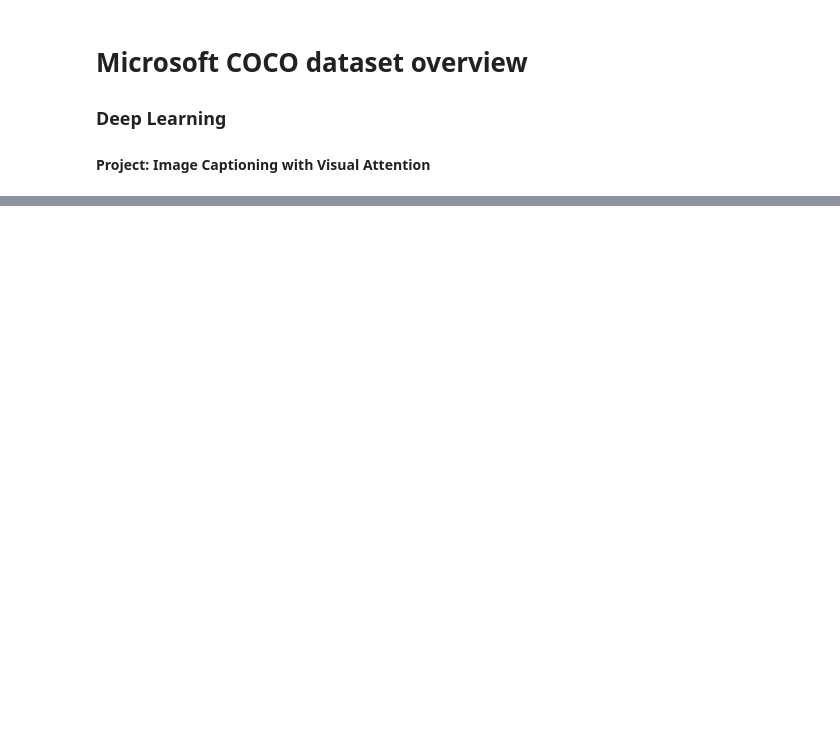
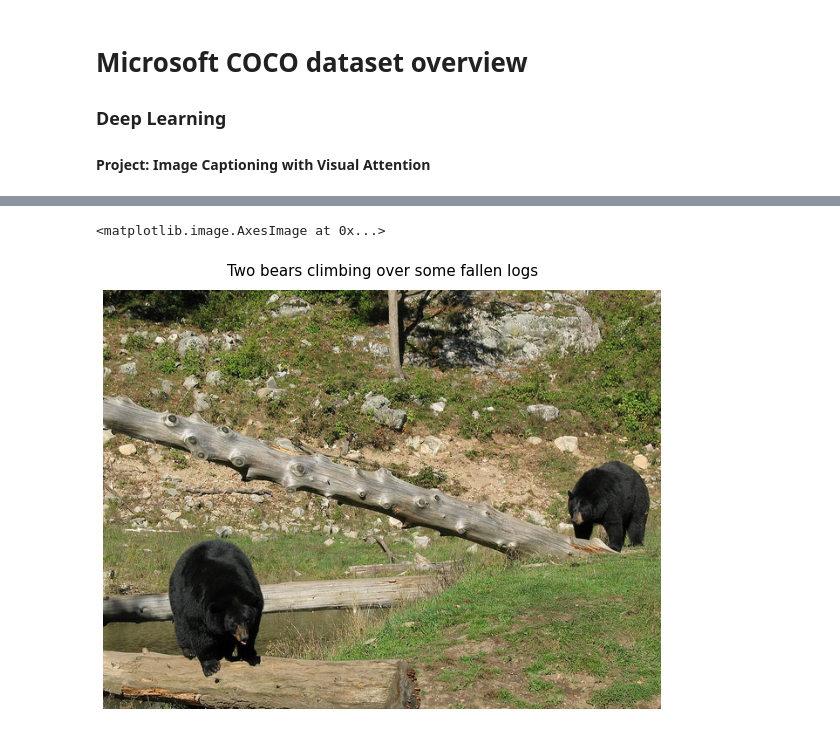
Before and after one commit to wiktorlazarski/Image-Captioning-with-Visual-Attention, a Jupyter notebook: notebooks/eda/MSCOCO_dataset_overview.ipynb, the cells around one changed output, grey strips where cells are left out. Saved outputs shown, nothing was run; the diff lists cells and outputs as text; code cells hidden in the pictures; blank space fills up the shorter version.

```diff
--- a/notebooks/eda/MSCOCO_dataset_overview.ipynb
+++ b/notebooks/eda/MSCOCO_dataset_overview.ipynb
@@ -44,0 +45,9 @@ word_cnt["A"]
+# %%
+image, caption = coco_train[len(coco_train) - 100]
+
+plt.title(caption, fontsize=15, y=1.02)
+plt.axis("off")
+plt.imshow(image)
+# %% [output]
+<matplotlib.image.AxesImage at 0x...>
+[figure, added]
```
Also changed, not shown: parts of 5 cells of this notebook, 3 other files.
